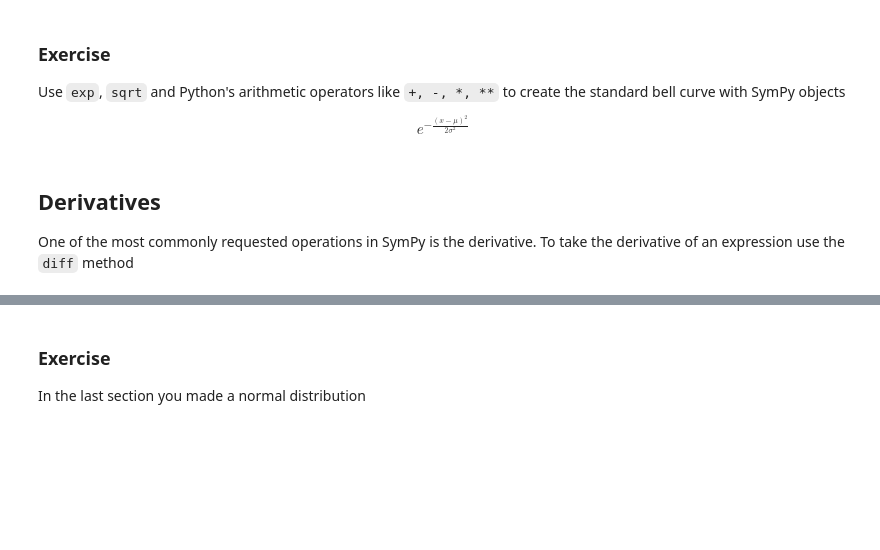
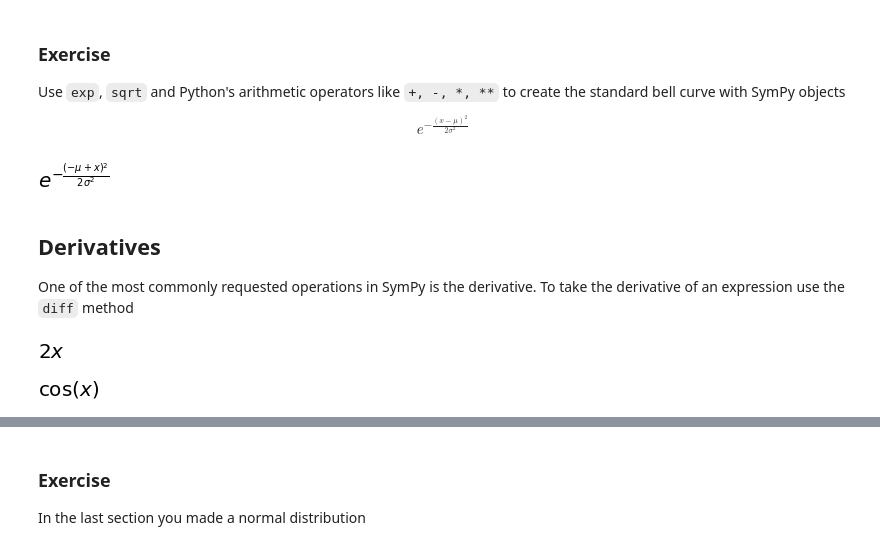
Before and after one commit to leosartaj/euroscipy-sympy-tutorial, a Jupyter notebook: notebooks/01-Symbols-Derivatives-Functions.ipynb, the cells around one changed output, grey strips where cells are left out. Drawn from its saved outputs; the diff is of its cells as text; code cells hidden in the pictures; blank space fills up the shorter version.

```diff
--- a/notebooks/01-Symbols-Derivatives-Functions.ipynb
+++ b/notebooks/01-Symbols-Derivatives-Functions.ipynb
@@ -61,15 +79,21 @@ Use `exp`, `sqrt` and Python's arithmetic operators like `+, -, *, **` to create
 
 $$ e^{-\frac{(x - \mu)^2}{2 \sigma^2}} $$
 # %%
-b = exp(???)
+b = exp()
 b
+# %% [output]
+[figure, added]
 # %% [markdown]
 ## Derivatives
 
 One of the most commonly requested operations in SymPy is the derivative.  To take the derivative of an expression use the `diff` method
 # %%
-(x**2).diff(x)
+(x**2).diff()
+# %% [output]
+[figure, added]
 # %%
-sin(x).diff(x)
+sin(x).diff()
+# %% [output]
+[figure, added]
 # %%
 (x**2 + x*y + y**2).diff(x)
```
Also changed, not shown: parts of 16 cells of this notebook, 2 other files.
